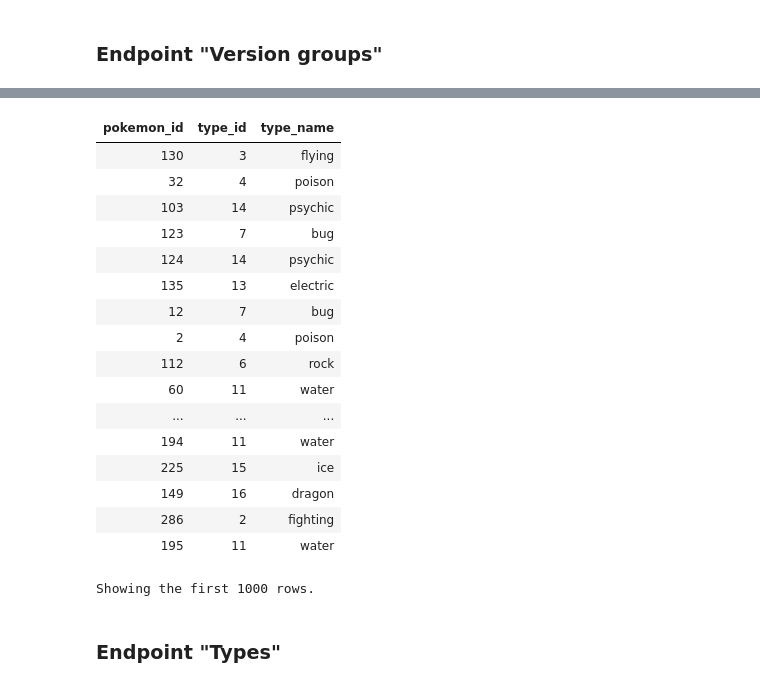
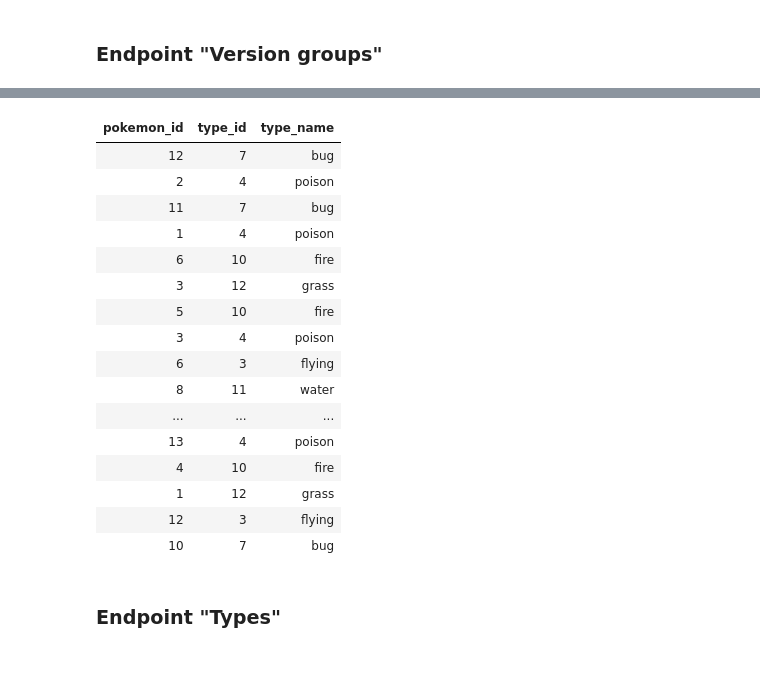
Before and after one commit to EweBarros/PokeApi-PySpark, a Jupyter notebook: pokeapi_pyspark_project.ipynb, the cells around one changed output, grey strips where cells are left out. Saved outputs shown, nothing was run; the diff lists cells and outputs as text; code cells hidden in the pictures.

```diff
--- a/pokeapi_pyspark_project.ipynb
+++ b/pokeapi_pyspark_project.ipynb
@@ -294,36 +284,35 @@ df_versions.display()
 # %%
 df_pokemon_types = df_pokemon_raw.selectExpr('id as pokemon_id',
                                              'types')\
                                  .select('*',
                                          explode_outer('types').alias('types_exploded'))\
                                  .selectExpr('*',
                                              'types_exploded.type.name as type_name',
                                              "cast(regexp_extract(types_exploded.type.url, r'\/(\d+)', 1) as long) as type_id")\
                                  .distinct()\
                                  .select('pokemon_id',
                                          'type_id',
                                          'type_name')
 
-df_pokemon_types.display()
+df_pokemon_types.limit(20).display()
 # %% [output]
 | pokemon_id | type_id | type_name |
-| 130 | 3 | flying |
-| 32 | 4 | poison |
-| 103 | 14 | psychic |
-| 123 | 7 | bug |
-| 124 | 14 | psychic |
-| 135 | 13 | electric |
 | 12 | 7 | bug |
 | 2 | 4 | poison |
-| 112 | 6 | rock |
-| 60 | 11 | water |
+| 11 | 7 | bug |
+| 1 | 4 | poison |
+| 6 | 10 | fire |
+| 3 | 12 | grass |
+| 5 | 10 | fire |
+| 3 | 4 | poison |
+| 6 | 3 | flying |
+| 8 | 11 | water |
 | ... | ... | ... |
-| 194 | 11 | water |
-| 225 | 15 | ice |
-| 149 | 16 | dragon |
-| 286 | 2 | fighting |
-| 195 | 11 | water |
+| 13 | 4 | poison |
+| 4 | 10 | fire |
+| 1 | 12 | grass |
+| 12 | 3 | flying |
+| 10 | 7 | bug |
-Showing the first 1000 rows.
 # %% [markdown]
 ### Endpoint "Types"
 # %% [markdown]
```
Also changed, not shown: parts of 10 cells of this notebook.
